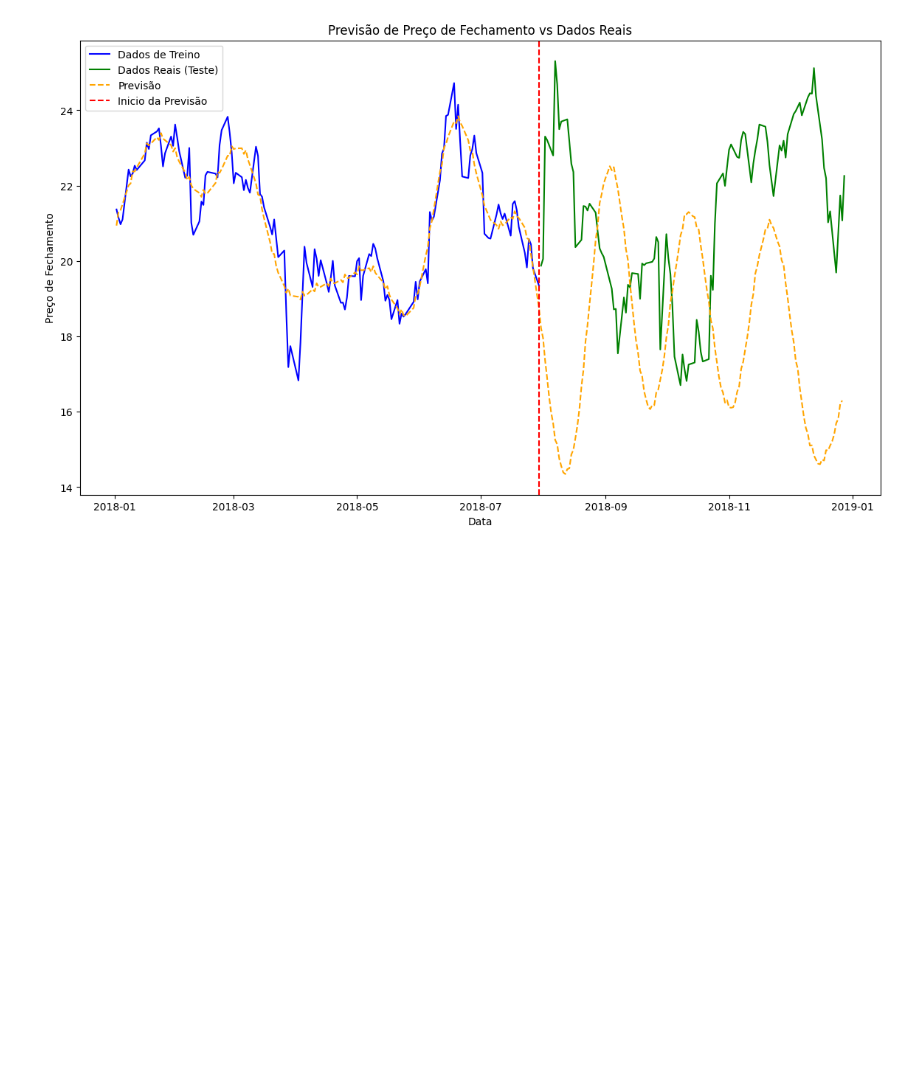
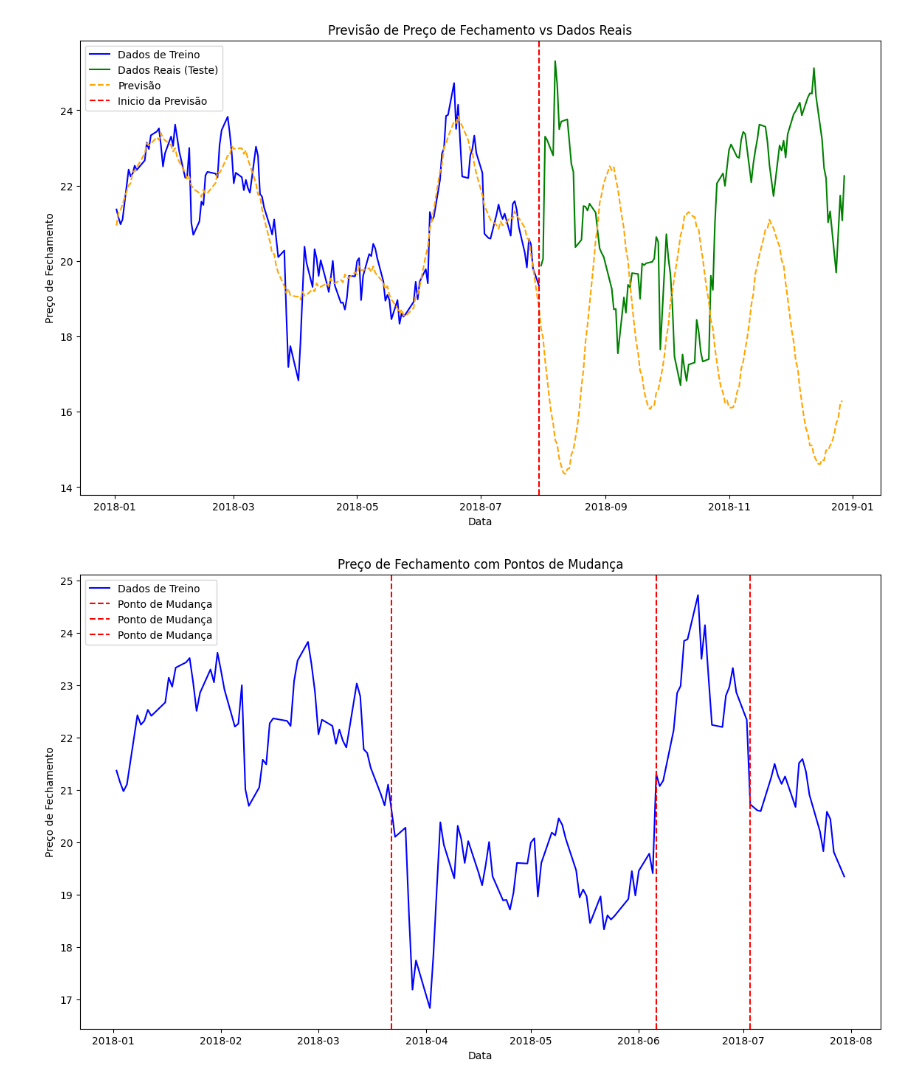
Before and after one commit to LaisVilla/Imersao_Python_Alura, a Jupyter notebook: Imersão_Python_Aula_05.ipynb, the cells around one changed output. Saved outputs shown, nothing was run; the diff lists cells and outputs as text; code cells hidden in the pictures; blank space fills up the shorter version.

```diff
--- a/Imersão_Python_Aula_05.ipynb
+++ b/Imersão_Python_Aula_05.ipynb
@@ -102,3 +112,31 @@ plt.legend()
 plt.show()
 # %% [output]
 [figure]
+# %%
+# Converter os dados para formato adequado para a biblioteca ruptures
+data = dados_treino['Close'].values.reshape(-1, 1)
+
+# Verificar se há dados suficientes para a detecção de mudanças
+if len(data) < 4:
+    print("Erro: Não há dados suficientes para a detecção de mudanças.")
+else:
+    # Especificar o modelo de ruptura (mudança)
+    model = "l2"  # modelo de penalização quadrática (Quadratic penalty, QP)
+
+    # Encontrar os pontos de mudança
+    algo = rpt.Dynp(model=model, min_size=3, jump=1).fit(data)
+    result = algo.predict(n_bkps=3)
+
+    # Plotar os dados de treino e os pontos de mudança
+    plt.figure(figsize=(14,8))
+    plt.plot(dados_treino['Date'], dados_treino['Close'], label='Dados de Treino', color='blue')
+    for bkp in result:
+        if bkp < len(dados_treino):
+            plt.axvline(dados_treino.iloc[bkp].Date, color='red', linestyle='--', label='Ponto de Mudança')
+    plt.xlabel('Data')
+    plt.ylabel('Preço de Fechamento')
+    plt.title('Preço de Fechamento com Pontos de Mudança')
+    plt.legend()
+    plt.show()
+# %% [output]
+[figure, added]
```
Also changed, not shown: parts of 3 cells of this notebook.
